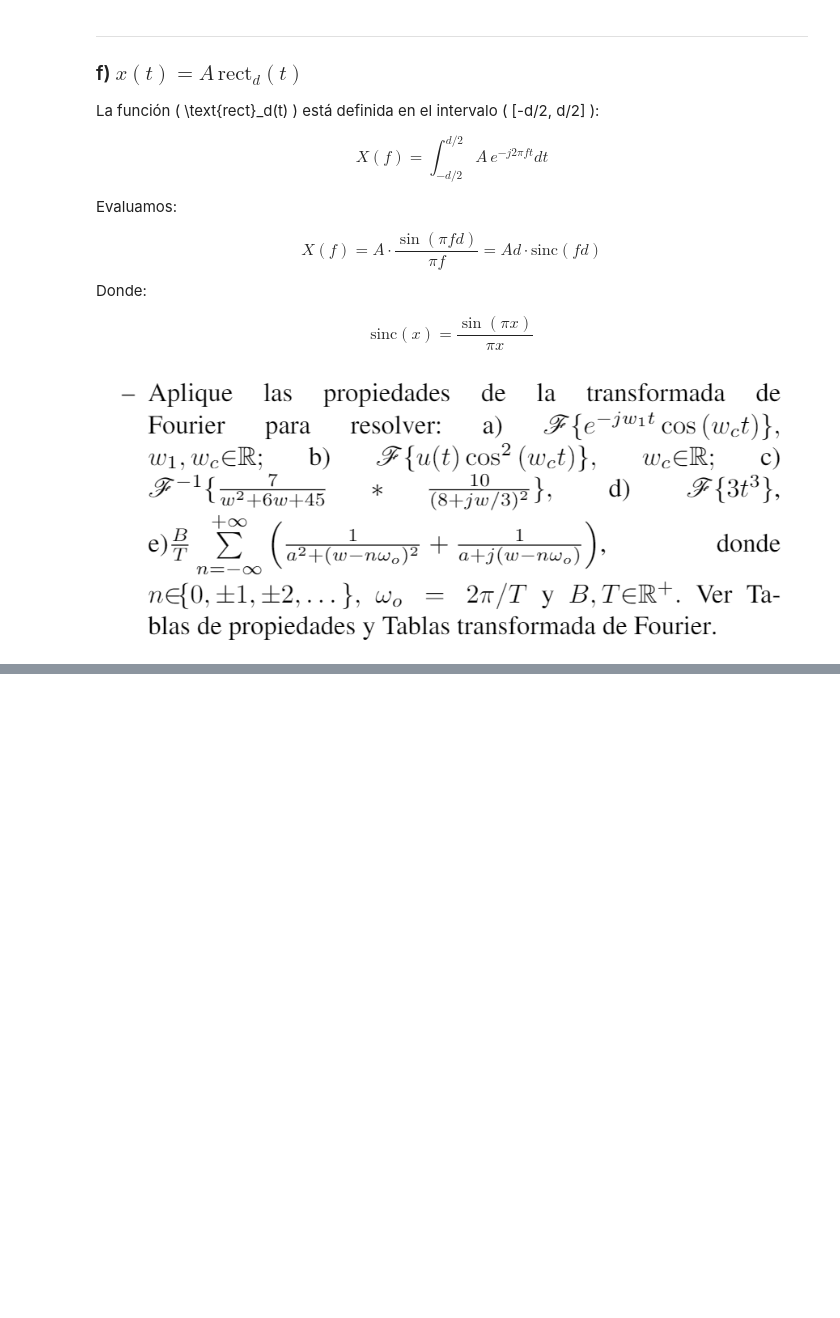
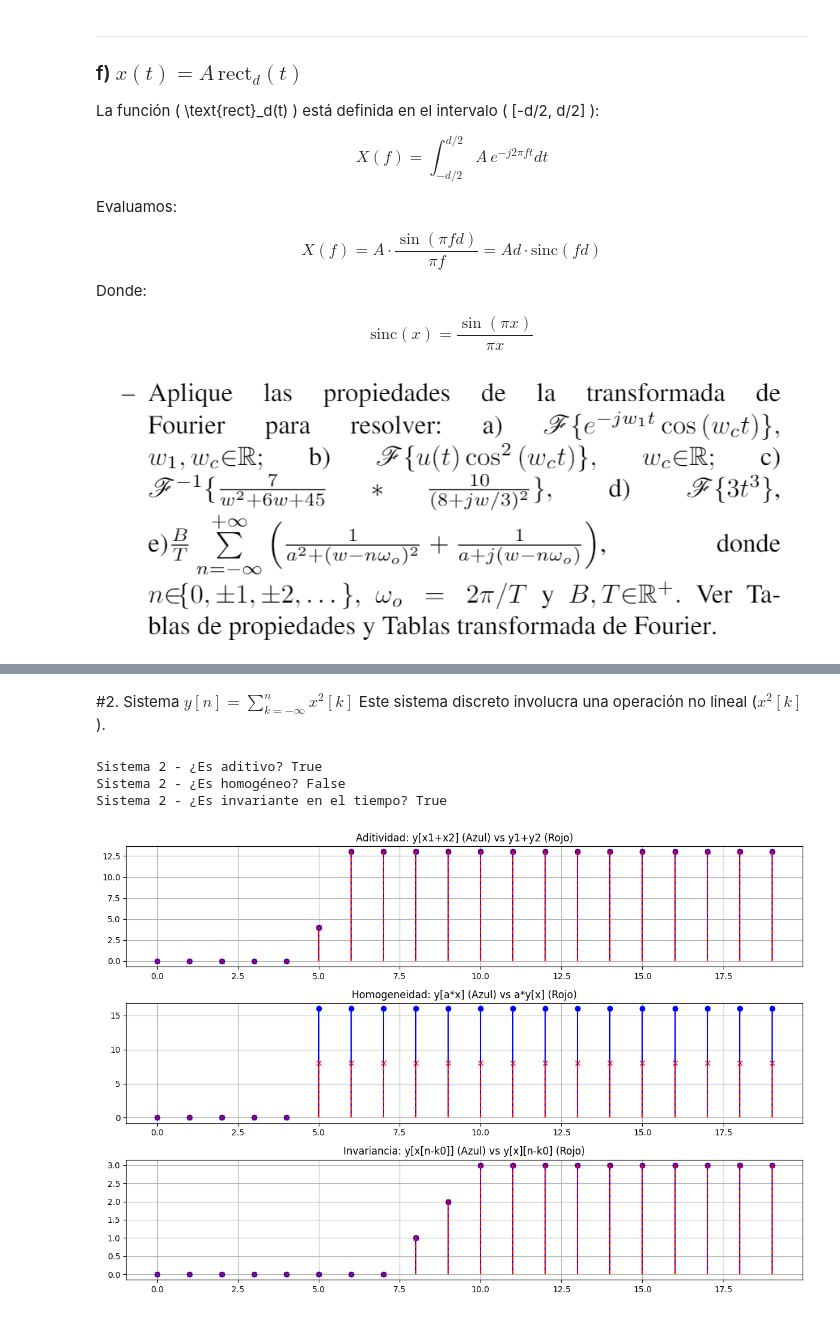
Before and after one commit to RafaelTorresCH/senalesysistemas_, a Jupyter notebook: Taller/TALLER2_SECC_1.ipynb, the cells around one changed output, grey strips where cells are left out. Saved outputs shown, nothing was run; the diff lists cells and outputs as text; code cells hidden in the pictures; blank space fills up the shorter version.

```diff
--- a/Taller/TALLER2_SECC_1.ipynb
+++ b/Taller/TALLER2_SECC_1.ipynb
@@ -235,0 +322,69 @@ $$
+# %% [markdown]
+#2. Sistema $y[n] = \sum_{k=-\infty}^{n} x^2[k]$
+Este sistema discreto involucra una operación no lineal ($x^2[k]$).
+# %%
+import numpy as np
+import matplotlib.pyplot as plt
+
+def simulate_system2(x):
+    y = np.zeros_like(x, dtype=float)
+    cumulative_sum_sq = 0
+    for n in range(len(x)):
+        cumulative_sum_sq += x[n]**2
+        y[n] = cumulative_sum_sq
+    return y
+
+N = 20
+
+# --- Linealidad: Aditividad ---
+x1 = np.zeros(N); x1[5] = 2
+x2 = np.zeros(N); x2[6] = 3
+y1 = simulate_system2(x1)
+y2 = simulate_system2(x2)
+y_sum_input = simulate_system2(x1 + x2)
+y_sum_outputs = y1 + y2
+print(f"Sistema 2 - ¿Es aditivo? {np.allclose(y_sum_input, y_sum_outputs)}") # Esperado: False
+
+# --- Linealidad: Homogeneidad ---
+a = 2
+x_hom2 = np.zeros(N); x_hom2[5] = 2
+y_x_hom2 = simulate_system2(x_hom2)
+y_ax_hom2 = simulate_system2(a * x_hom2)
+print(f"Sistema 2 - ¿Es homogéneo? {np.allclose(a * y_x_hom2, y_ax_hom2)}") # Esperado: False
+
+# --- Invariancia en el Tiempo ---
+k0 = 3
+x_orig_ti2 = np.zeros(N); x_orig_ti2[5:8] = 1
+x_shifted_ti2 = np.zeros(N)
+if N - k0 > 0: x_shifted_ti2[5+k0 : 8+k0] = 1
+y_orig_ti2 = simulate_system2(x_orig_ti2)
+y_shifted_input_ti2 = simulate_system2(x_shifted_ti2)
+y_orig_shifted_ti2 = np.zeros(N)
+if N - k0 > 0: y_orig_shifted_ti2[k0:] = y_orig_ti2[:-k0]
+print(f"Sistema 2 - ¿Es invariante en el tiempo? {np.allclose(y_shifted_input_ti2, y_orig_shifted_ti2)}") # Esperado: True
+
+plt.figure(figsize=(12, 8))
+plt.subplot(3, 1, 1)
+plt.stem(range(N), y_sum_input, linefmt='b-', markerfmt='bo', basefmt=' ')
+plt.stem(range(N), y_sum_outputs, linefmt='r--', markerfmt='rx', basefmt=' ')
+plt.title('Aditividad: y[x1+x2] (Azul) vs y1+y2 (Rojo)')
+plt.grid(True)
+
+plt.subplot(3, 1, 2)
+plt.stem(range(N), y_ax_hom2, linefmt='b-', markerfmt='bo', basefmt=' ')
+plt.stem(range(N), a * y_x_hom2, linefmt='r--', markerfmt='rx', basefmt=' ')
+plt.title('Homogeneidad: y[a*x] (Azul) vs a*y[x] (Rojo)')
+plt.grid(True)
+
+plt.subplot(3, 1, 3)
+plt.stem(range(N), y_shifted_input_ti2, linefmt='b-', markerfmt='bo', basefmt=' ')
+plt.stem(range(N), y_orig_shifted_ti2, linefmt='r--', markerfmt='rx', basefmt=' ')
+plt.title('Invariancia: y[x[n-k0]] (Azul) vs y[x][n-k0] (Rojo)')
+plt.grid(True)
+plt.tight_layout()
+plt.show()
+# %% [output]
+Sistema 2 - ¿Es aditivo? True
+Sistema 2 - ¿Es homogéneo? False
+Sistema 2 - ¿Es invariante en el tiempo? True
+[figure, added]
```
Also changed, not shown: parts of 12 cells of this notebook.
